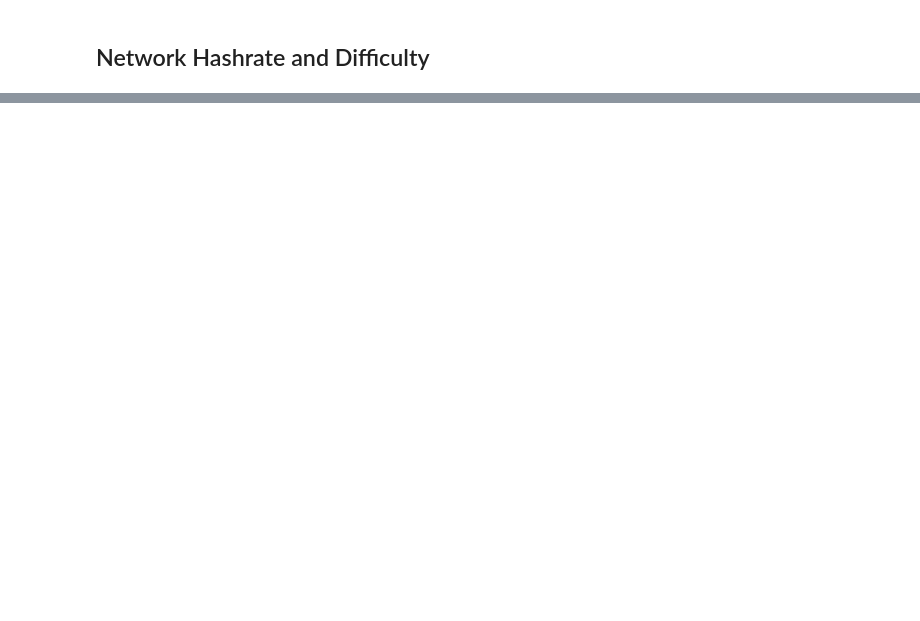
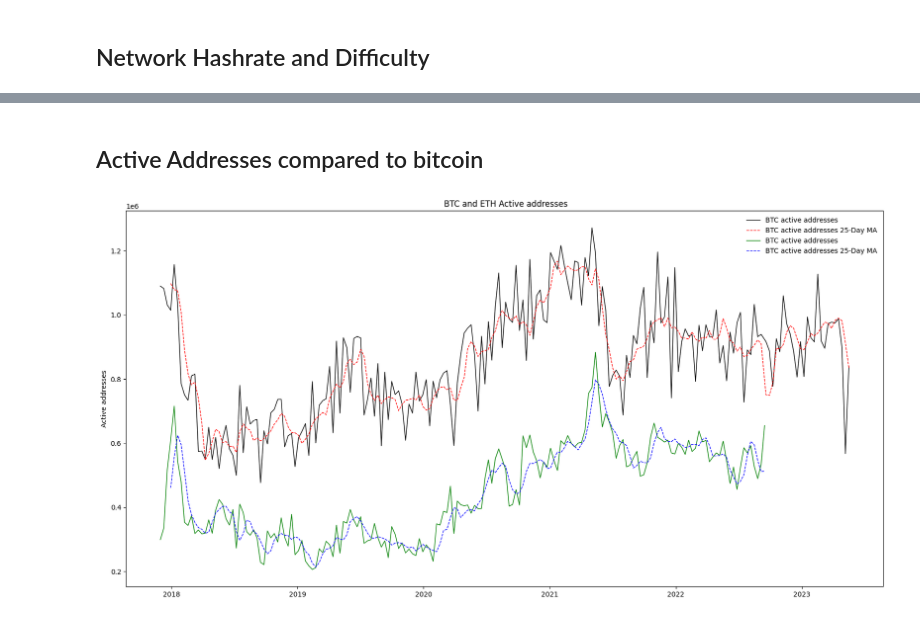
Before and after one commit to veiganlime/data-analytics, a Jupyter notebook: on-chain.ipynb, the cells around one changed output, grey strips where cells are left out. Saved outputs shown, nothing was run; the diff lists cells and outputs as text; code cells hidden in the pictures; blank space fills up the shorter version.

```diff
--- a/on-chain.ipynb
+++ b/on-chain.ipynb
@@ -226,0 +248,22 @@ plt.show();
+# %% [markdown]
+## Active Addresses compared to bitcoin
+# %%
+fig, ax1 = plt.subplots(figsize=(20, 10))
+
+rolling_window = 25
+
+active_addresses_ma_btc = onchain_btc_df['active_addresses'].rolling(window=rolling_window).mean()
+sns.lineplot(data=onchain_info_btc_df[-1*data_limit::10], x='date', y='active_addresses', linewidth=1.0, color='black', ax=ax1, label=f'{btc} active addresses')
+sns.lineplot(data=onchain_info_btc_df[-1*data_limit::10], x='date', y=active_addresses_ma_btc, linewidth=1.0, color='red', linestyle='--', ax=ax1, label=f'{btc} active addresses {rolling_window}-Day MA')
+
+active_addresses_ma_eth = onchain_eth_df['active_addresses'].rolling(window=rolling_window).mean()
+sns.lineplot(data=onchain_info_eth_df[-1*data_limit::10], x='date', y='active_addresses', linewidth=1.0, color='green', ax=ax1, label=f'{btc} active addresses')
+sns.lineplot(data=onchain_info_eth_df[-1*data_limit::10], x='date', y=active_addresses_ma_eth, linewidth=1.0, color='blue', linestyle='--', ax=ax1, label=f'{btc} active addresses {rolling_window}-Day MA')
+
+ax1.set(xlabel=None)
+ax1.set(ylabel='Active addresses')
+plt.title(f' {btc} and {eth} Active addresses')
+plt.legend(framealpha=0)
+plt.show()
+# %% [output]
+[figure, added]
```
Also changed, not shown: parts of 9 cells of this notebook.
